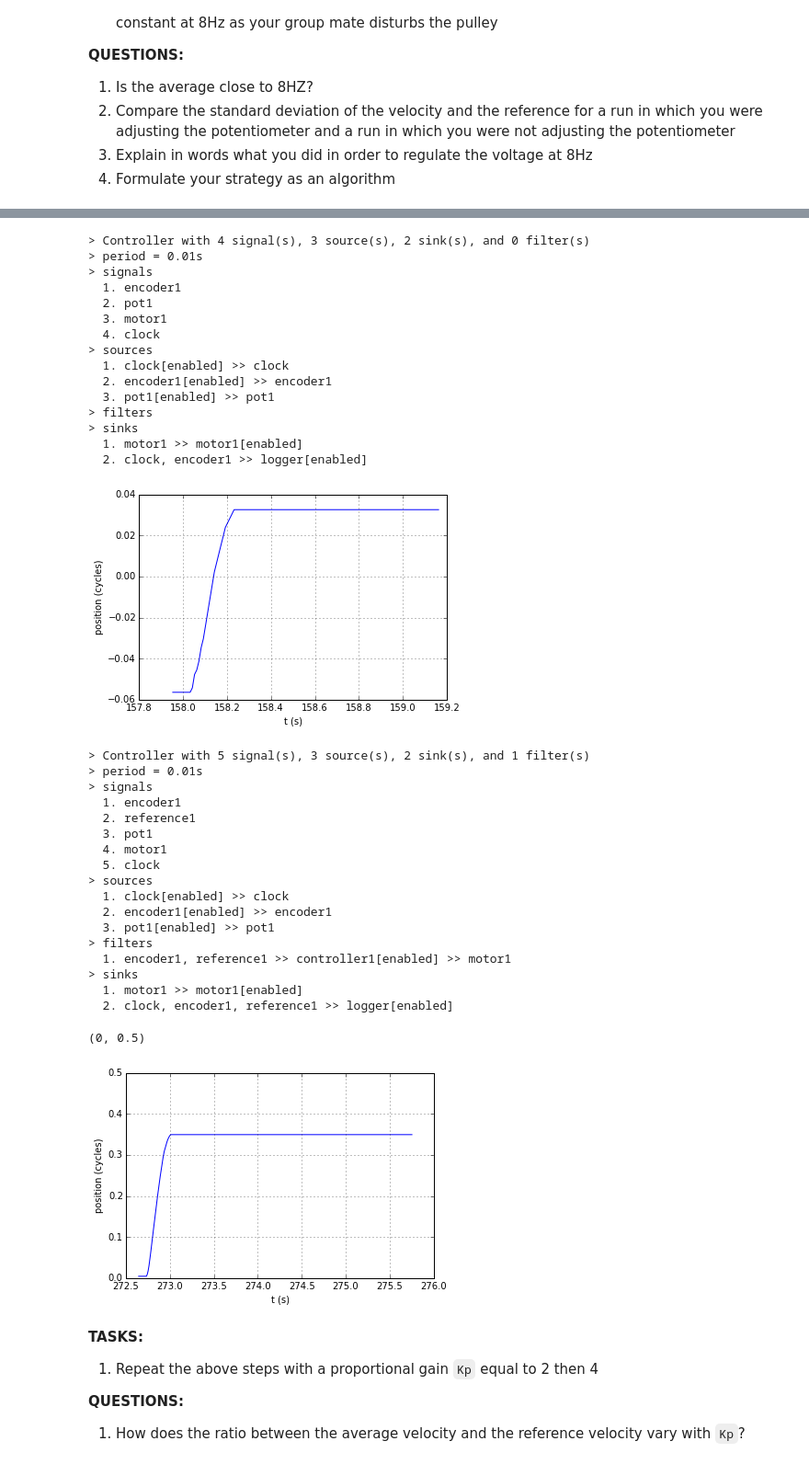
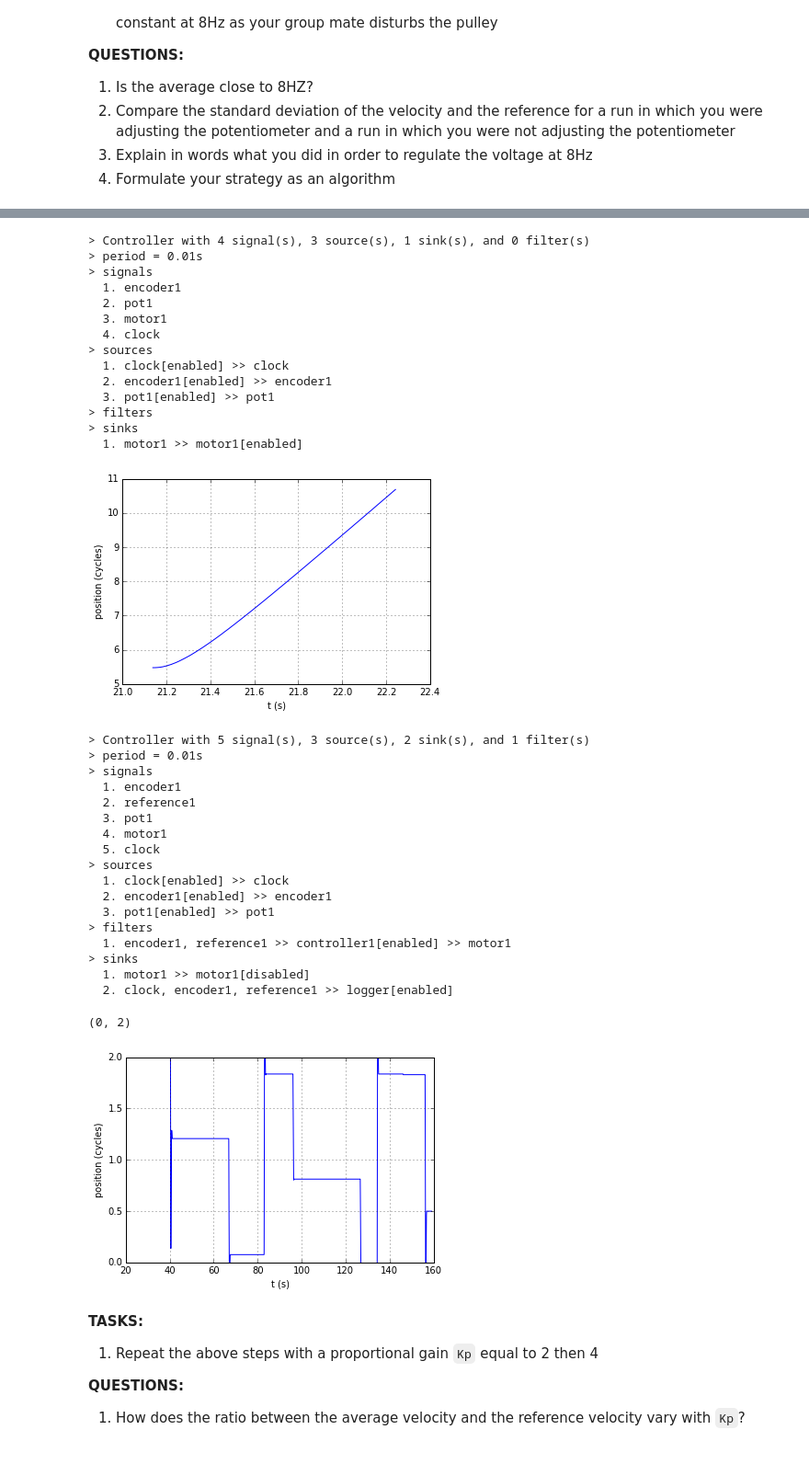
Before and after one commit to mcdeoliveira/pyctrl, a Jupyter notebook: python/notebook/2 First Steps with Control.ipynb, the cells around one changed output, grey strips where cells are left out. Shown at 92% size. Saved outputs shown, nothing was run; the diff lists cells and outputs as text; code cells hidden in the pictures.

```diff
--- a/python/notebook/2 First Steps with Control.ipynb
+++ b/python/notebook/2 First Steps with Control.ipynb
@@ -18,7 +18,7 @@ from ctrl.logger import Logger
 Substitute `HOST` and `PORT` with the IP address and port of your controller:
 # %%
 from ctrl.client import Controller
-HOST, PORT = "192.168.10.107", 9999
+HOST, PORT = "192.168.10.102", 9999
 controller = Controller(host = HOST, port = PORT)
 # %% [markdown]
 ##Static Response of the DC motor
@@ -231,7 +231,7 @@ to allow for different maximum speeds.
 # %%
 print(controller.info('all'))
 # %% [output]
-> Controller with 4 signal(s), 3 source(s), 2 sink(s), and 0 filter(s)
+> Controller with 4 signal(s), 3 source(s), 1 sink(s), and 0 filter(s)
 > period = 0.01s
 > signals
   1. encoder1
@@ -245,7 +245,6 @@ print(controller.info('all'))
 > filters
 > sinks
   1. motor1 >> motor1[enabled]
-  2. clock, encoder1 >> logger[enabled]
 # %%
 with controller:
     controller.set_signal('motor1', 50)
@@ -264,7 +263,7 @@ plt.xlabel('t (s)')
 plt.ylabel('position (cycles)')
 plt.grid()
 # %% [output]
-[figure, old version]
+[figure, new version]
 # %%
 k = 0.12
 
@@ -295,27 +294,27 @@ print(controller.info('all'))
 > filters
   1. encoder1, reference1 >> controller1[enabled] >> motor1
 > sinks
-  1. motor1 >> motor1[enabled]
+  1. motor1 >> motor1[disabled]
   2. clock, encoder1, reference1 >> logger[enabled]
 # %%
 with controller:
-    controller.set_signal('reference1', 50)
+    controller.set_signal('reference1', 20)
     time.sleep(3)
 # %%
 log = controller.read_sink('logger')
 # %%
 t = log[:,0]
 position = log[:,1]
 
 plt.plot(t, position)
 # the next lines will make the plot look nicer
 plt.xlabel('t (s)')
 plt.ylabel('position (cycles)')
 plt.grid()
-plt.ylim(0,0.5)
+plt.ylim(0,2)
 # %% [output]
-(0, 0.5)
+(0, 2)
-[figure, old version]
+[figure, new version]
 # %% [markdown]
 **TASKS:**
 1. Repeat the above steps with a proportional gain `Kp` equal to 2 then 4
```
Also changed, not shown: 2 other files.
